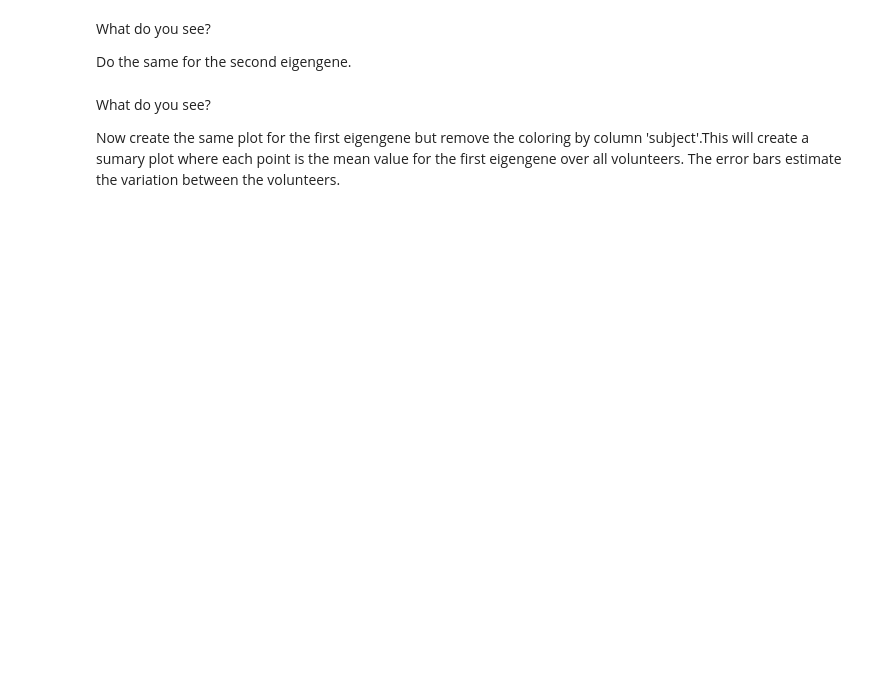
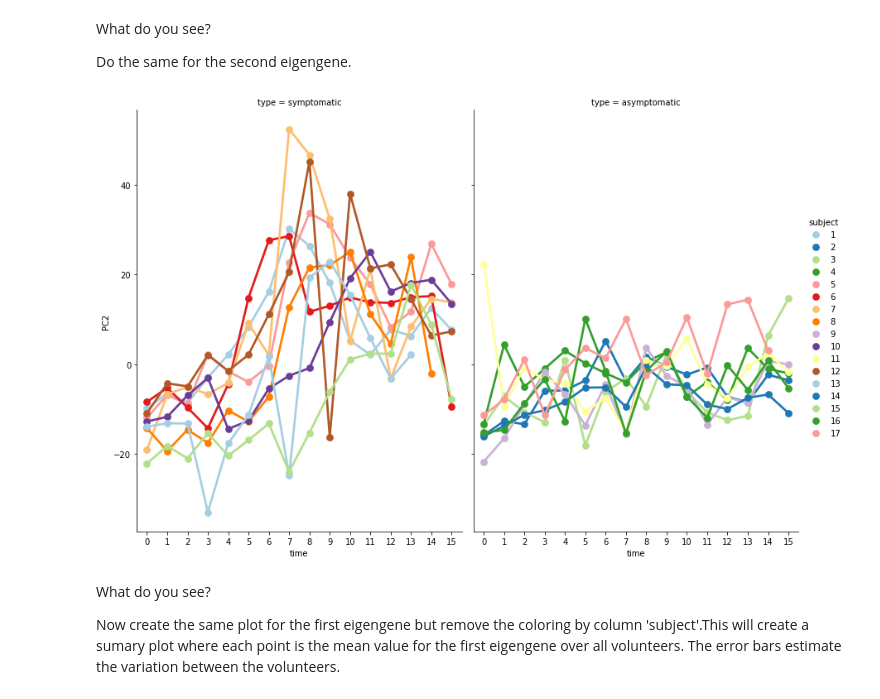
Before and after one commit to mtthsmoore/PRACTUNFINISHED_class_K-means, a Jupyter notebook: practicum/5._Dimensionality_reduction/5._Dimensionality_reduction_solutions.ipynb, the cells around one changed output. Cells and saved outputs as stored; diff of their text form; code cells hidden in the pictures; blank space fills up the shorter version.

```diff
--- a/practicum/5._Dimensionality_reduction/5._Dimensionality_reduction_solutions.ipynb
+++ b/practicum/5._Dimensionality_reduction/5._Dimensionality_reduction_solutions.ipynb
@@ -150,8 +151,10 @@ What do you see?
 
 Do the same for the second eigengene.
 # %%
-sns.factorplot(kind="point",x='time',y='PC2',data=data_projected,col='type',hue="subject",size=8,aspect=.75)
+sns.factorplot(kind="point",x='time',y='PC2',data=data_projected,col='type',hue="subject",size=8,aspect=.75,palette="Paired")
 plt.show()
+# %% [output]
+[figure, added]
 # %% [markdown]
 What do you see?
 
```
Also changed, not shown: parts of 27 cells of this notebook.
